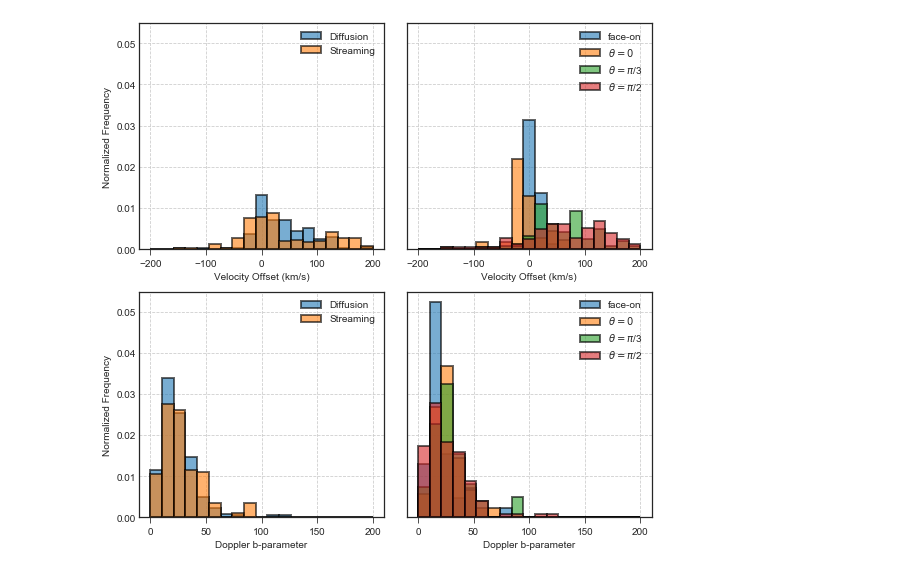
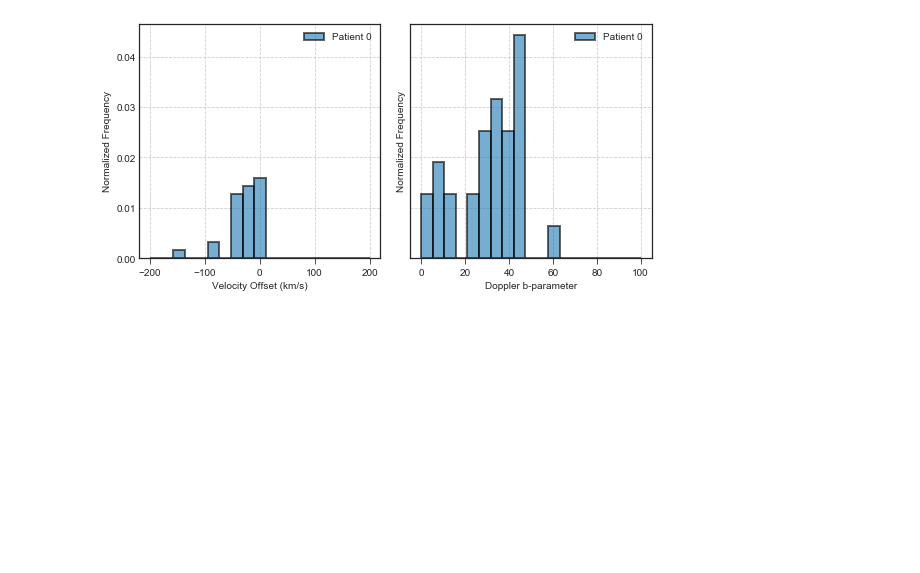
Before and after one commit to ibutsky/synthetic_spectra, a Jupyter notebook: scripts/plotting/plots.ipynb, the cells around one changed output. Cells and saved outputs as stored; diff of their text form; code cells hidden in the pictures; blank space fills up the shorter version.

Commit message:
updating analysis and plotting for new naming convention

```diff
--- a/scripts/plotting/plots.ipynb
+++ b/scripts/plotting/plots.ipynb
@@ -56,46 +25,44 @@ bval_et15 = bval_et15[bval_et15 > -1000]
+# %%
+vel = pt.load_data(['vel'])
+vel_p0 = pt.load_data(['vel'], model = 'P0')
+#vel_stream = pt.load_data(['vel'], model = 'stream')
+
+vel = vel[vel > -1000]
+vel_p0 = vel_p0[vel_p0 > -1000]
+#vel_stream =
+
+bval = pt.load_data(['bval'])
+bval_p0 = pt.load_data(['bval'], model = 'P0')
+#bval_stream = pt.load_data(['bval'], model = 'stream')
+
+bval = bval[bval > -1000]
+bval_p0 = bval_p0[bval_p0 > -1000]
+#bval_stream = bval_stream[bval_stream > -1000]
 # %%
-fig, ax = plt.subplots(nrows =2, ncols =2, figsize =(8, 7.6), sharey = True, sharex= 'row')
+fig, ax = plt.subplots(nrows =1, ncols =2, figsize =(8, 4), sharey = True, sharex= False)
 lw = 2
 ht = 'stepfilled'
 ht = 'bar'
 dens = True
 nbin = np.linspace(-200, 200, 20)
 ec = 'black'
 alpha = 0.6
 
-ax[0][0].hist(vel_anisd,  bins = nbin, linewidth = lw, histtype = ht, density = dens, label= 'Diffusion', edgecolor = ec, alpha = alpha)
-ax[0][0].hist(vel_stream, bins = nbin, linewidth = lw, histtype = ht, density = dens, label= 'Streaming', edgecolor = ec, alpha = alpha)
-ax[0][0].legend()
-ax[0][0].set_ylabel('Normalized Frequency')
-ax[0][0].set_xlabel('Velocity Offset (km/s)')
+ax[0].hist(vel_p0,  bins = nbin, linewidth = lw, histtype = ht, density = dens, label= 'Patient 0', edgecolor = ec, alpha = alpha)
+#ax[0].hist(vel_stream, bins = nbin, linewidth = lw, histtype = ht, density = dens, label= 'Streaming', edgecolor = ec, alpha = alpha)
+ax[0].legend()
+ax[0].set_ylabel('Normalized Frequency')
+ax[0].set_xlabel('Velocity Offset (km/s)')
 
-ax[0][1].hist(vel_face, bins = nbin, linewidth = lw, histtype = ht, density = dens, label= 'face-on',  edgecolor = ec, alpha = alpha)
-ax[0][1].hist(vel_et0,  bins = nbin, linewidth = lw, histtype = ht, density = dens, label= '$\\theta = 0$',   edgecolor = ec, alpha = alpha)
-ax[0][1].hist(vel_et1,  bins = nbin, linewidth = lw, histtype = ht, density = dens, label= '$\\theta = \pi$/3',   edgecolor = ec, alpha = alpha)
-ax[0][1].hist(vel_et15, bins = nbin, linewidth = lw, histtype = ht, density = dens, label= '$\\theta = \pi$/2', edgecolor = ec, alpha = alpha)
-
-ax[0][1].legend()
-ax[0][1].set_xlabel('Velocity Offset (km/s)')
-
-
-nbin = np.linspace(0, 200, 20)
-
-ax[1][0].hist(bval_anisd,  bins = nbin, linewidth = lw, histtype = ht, density = dens, label= 'Diffusion', edgecolor = ec, alpha = alpha)
-ax[1][0].hist(bval_stream, bins = nbin, linewidth = lw, histtype = ht, density = dens, label= 'Streaming', edgecolor = ec, alpha = alpha)
-ax[1][0].legend()
-ax[1][0].set_ylabel('Normalized Frequency')
-ax[1][0].set_xlabel('Doppler b-parameter')
-
-ax[1][1].hist(bval_face, bins = nbin, linewidth = lw, histtype = ht, density = dens, label= 'face-on',  edgecolor = ec, alpha = alpha)
-ax[1][1].hist(bval_et0,  bins = nbin, linewidth = lw, histtype = ht, density = dens, label= '$\\theta = 0$',   edgecolor = ec, alpha = alpha)
-ax[1][1].hist(bval_et1,  bins = nbin, linewidth = lw, histtype = ht, density = dens, label= '$\\theta = \pi$/3',   edgecolor = ec, alpha = alpha)
-ax[1][1].hist(bval_et15, bins = nbin, linewidth = lw, histtype = ht, density = dens, label= '$\\theta = \pi$/2', edgecolor = ec, alpha = alpha)
-
-ax[1][1].legend()
-ax[1][1].set_xlabel('Doppler b-parameter')
+nbin = np.linspace(0, 100, 20)
+ax[1].hist(bval_p0,  bins = nbin, linewidth = lw, histtype = ht, density = dens, label= 'Patient 0', edgecolor = ec, alpha = alpha)
+#ax[1].hist(bval_stream, bins = nbin, linewidth = lw, histtype = ht, density = dens, label= 'Streaming', edgecolor = ec, alpha = alpha)
+ax[1].legend()
+ax[1].set_ylabel('Normalized Frequency')
+ax[1].set_xlabel('Doppler b-parameter')
 
 fig.tight_layout()
 plt.savefig('../../plots/vel_bval_histogram.png', dpi = 300)
 # %% [output]
-[figure, old version]
+[figure, new version]
 # %%
```
Also changed, not shown: parts of 5 cells of this notebook, 9 other files.
